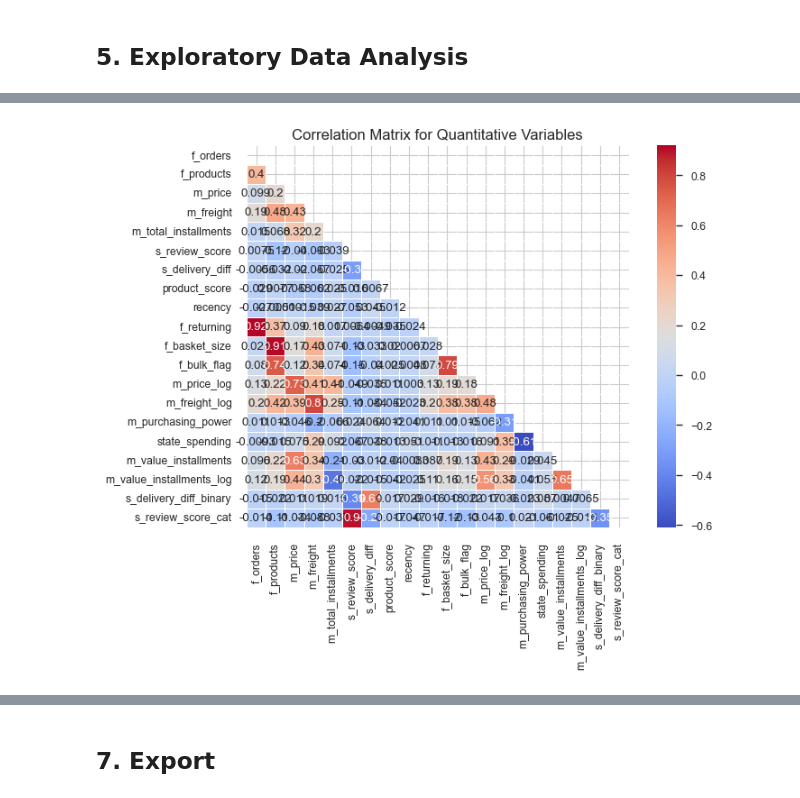
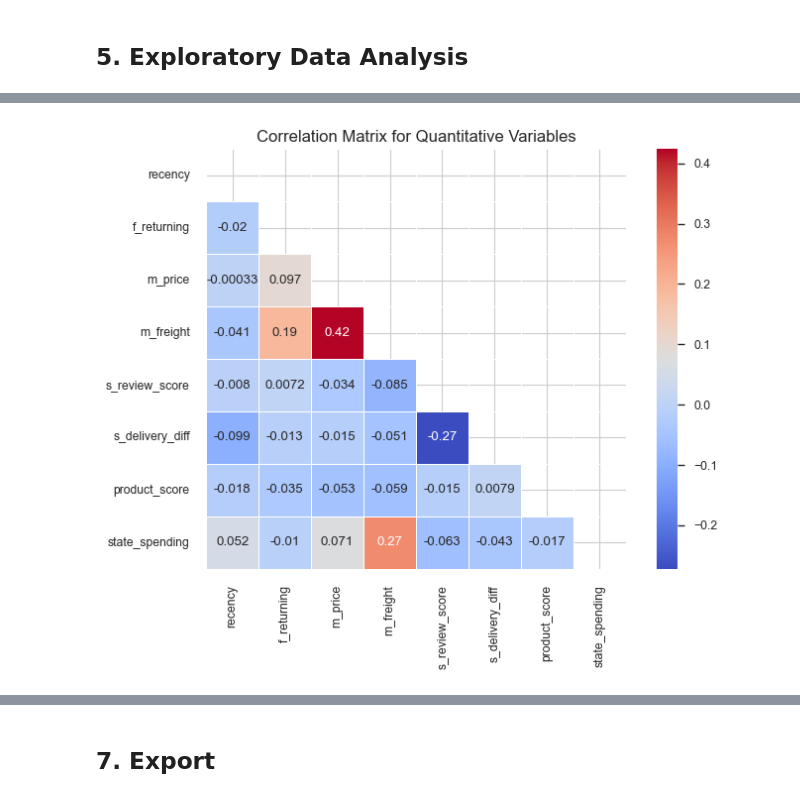
Before and after one commit to nataschaminnitt/segmenting_customers, a Jupyter notebook: notebooks/P5 notebook data exploration.ipynb, the cells around one changed output, grey strips where cells are left out. Saved outputs shown, nothing was run; the diff lists cells and outputs as text; code cells hidden in the pictures.

```diff
--- a/notebooks/P5 notebook data exploration.ipynb
+++ b/notebooks/P5 notebook data exploration.ipynb
@@ -145,13 +143,3 @@ By filtering for 1 year we account for seasonal variation.
 # %%
 # Removing the time string
 df['order_purchase_timestamp'] = pd.to_datetime(df['order_purchase_timestamp'])
-
-orders_per_year = (df.groupby(df['order_purchase_timestamp'].dt.year).size().rename('order_count'))
-print(orders_per_year)
-
-# One year before the latest purchase
-cutoff = df['order_purchase_timestamp'].max() - pd.DateOffset(years=1)
-df = df[df['order_purchase_timestamp'] >= cutoff]
-
-print(f"Filtering for orders on or after {cutoff.date()}")
-print(df['order_purchase_timestamp'].min(), "to", df['order_purchase_timestamp'].max())
@@ -232,8 +212,3 @@ customer_features = (df.groupby('customer_unique_id').agg({
 reference_date = pd.to_datetime(customer_features['order_purchase_timestamp']).max()
 
 customer_features['recency'] = (reference_date - pd.to_datetime(customer_features['order_purchase_timestamp'])).dt.days
-# %%
-# recent_flag : less than 30, 30 to 90, more than 90
-customer_features['recent_flag'] = pd.cut(customer_features['recency'], bins=[0, 30, 90, 365], labels=[0, 1, 2], include_lowest=True)
-customer_features['recent_flag'] = customer_features['recent_flag'].cat.codes
-customer_features['recent_flag'].value_counts()
@@ -348,12 +317,6 @@ customer_features['delivery_diff_grouped'] = np.select(conditions, choices, defa
 means = customer_features.groupby('delivery_diff_grouped')['s_review_score'].transform('mean')
 
 customer_features['s_review_score'] = customer_features['s_review_score'].fillna(means)
-# %%
-# s_delivery_diff_binary : delivery difference between expected and actual [binary]
-customer_features['s_delivery_diff_binary'] = np.where(customer_features['s_delivery_diff'] >= 0, 1, 0)
-# %%
-# s_delivery_diff_binary : low vs high review score
-customer_features['s_review_score_cat'] = np.where(customer_features['s_review_score'] < 4, 0, 1)
 # %% [markdown]
 ## 5. Exploratory Data Analysis
 # %%
@@ -379,18 +353,18 @@ customer_features[features].describe()
 # %%
 # Correlation matrix
-features = [
-    col for col in customer_features.columns
-    if col not in ['geolocation_lat', 'geolocation_lng', 'm_pct_freight', 'm_credit']
-    and customer_features[col].dtype in ('int64','float64')
-]
+features = ['recency',
+            'f_returning',
+            'm_price', 'm_freight',
+            's_review_score', 's_delivery_diff',
+            'product_score', 'state_spending']
 
 corr = customer_features[features].corr()
 
 # Plot
 mask = np.triu(corr)
 sns.heatmap(corr, annot=True, cmap='coolwarm', mask=mask, linewidths=.5, cbar=True, square=True)
 plt.title("Correlation Matrix for Quantitative Variables", fontsize=12)
 plt.savefig(f"./results/Correlation_Matrix_for_Quantitative_Variables.png")
 plt.show()
 # %% [output]
-[figure, old version]
+[figure, new version]
```
Also changed, not shown: parts of 22 cells of this notebook, 2 other files.
